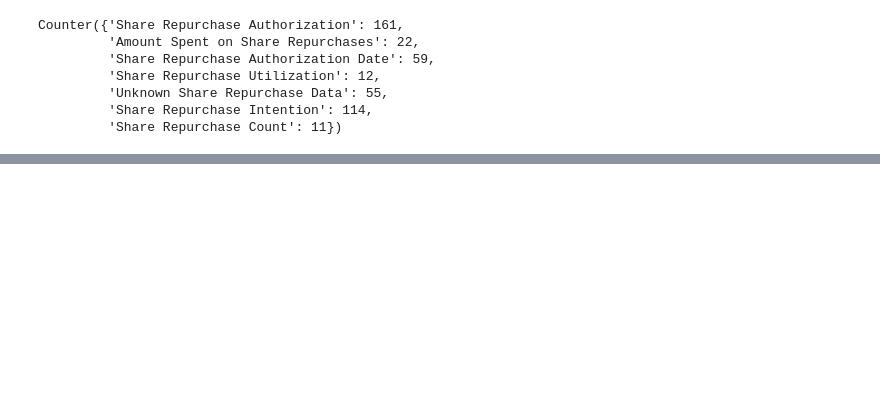
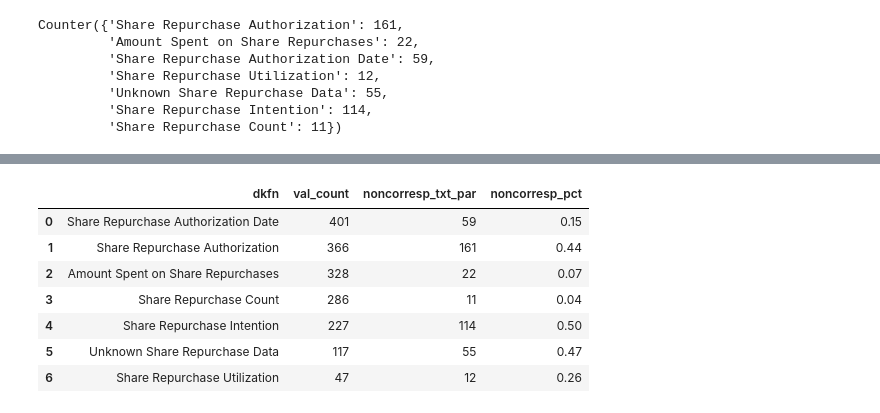
Before and after one commit to suhasinipallai/New_constructs, a Jupyter notebook: identifying-paragraphs.ipynb, the cells around one changed output, grey strips where cells are left out. Cells and saved outputs as stored; diff of their text form; code cells hidden in the pictures; blank space fills up the shorter version.

```diff
--- a/identifying-paragraphs.ipynb
+++ b/identifying-paragraphs.ipynb
@@ -449,0 +489,12 @@ for untrue_count, val_count in
+# %%
+correspondance_df['noncorresp_pct'] = round(correspondance_df['noncorresp_txt_par']/correspondance_df['val_count'],2)
+correspondance_df
+# %% [output]
+|  | dkfn | val_count | noncorresp_txt_par | noncorresp_pct |
+| 0 | Share Repurchase Authorization Date | 401 | 59 | 0.15 |
+| 1 | Share Repurchase Authorization | 366 | 161 | 0.44 |
+| 2 | Amount Spent on Share Repurchases | 328 | 22 | 0.07 |
+| 3 | Share Repurchase Count | 286 | 11 | 0.04 |
+| 4 | Share Repurchase Intention | 227 | 114 | 0.50 |
+| 5 | Unknown Share Repurchase Data | 117 | 55 | 0.47 |
+| 6 | Share Repurchase Utilization | 47 | 12 | 0.26 |
```
Also changed, not shown: parts of 12 cells of this notebook.
